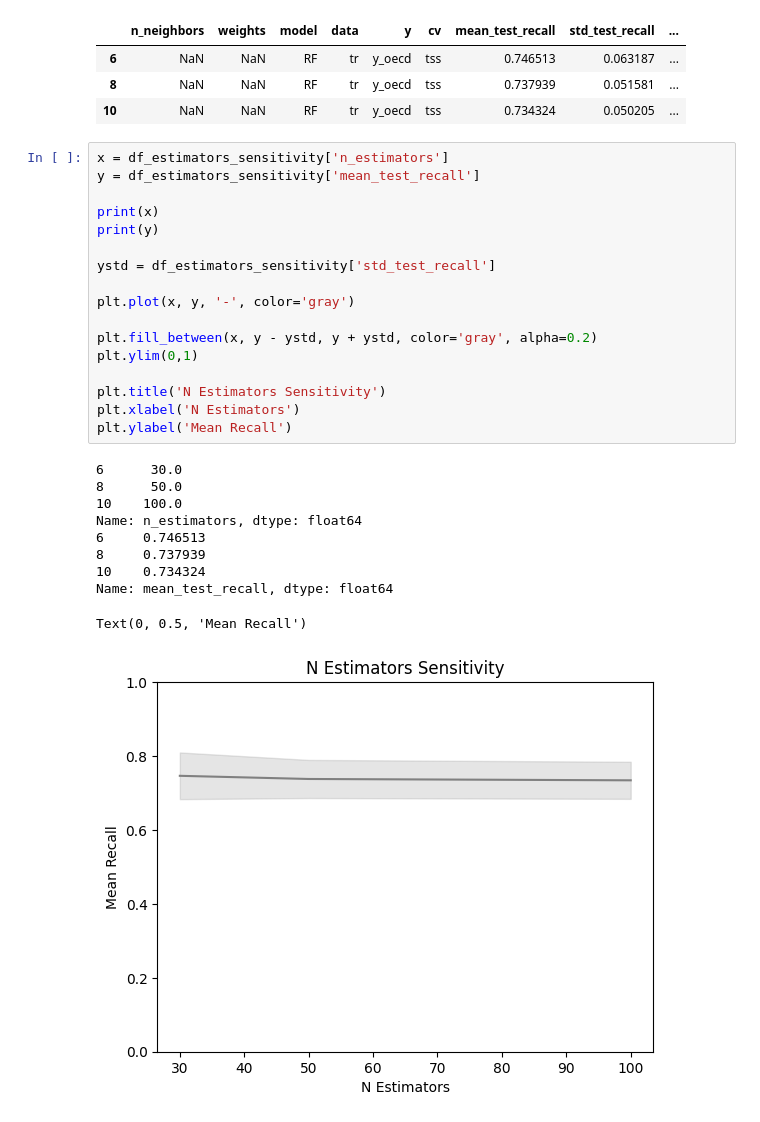
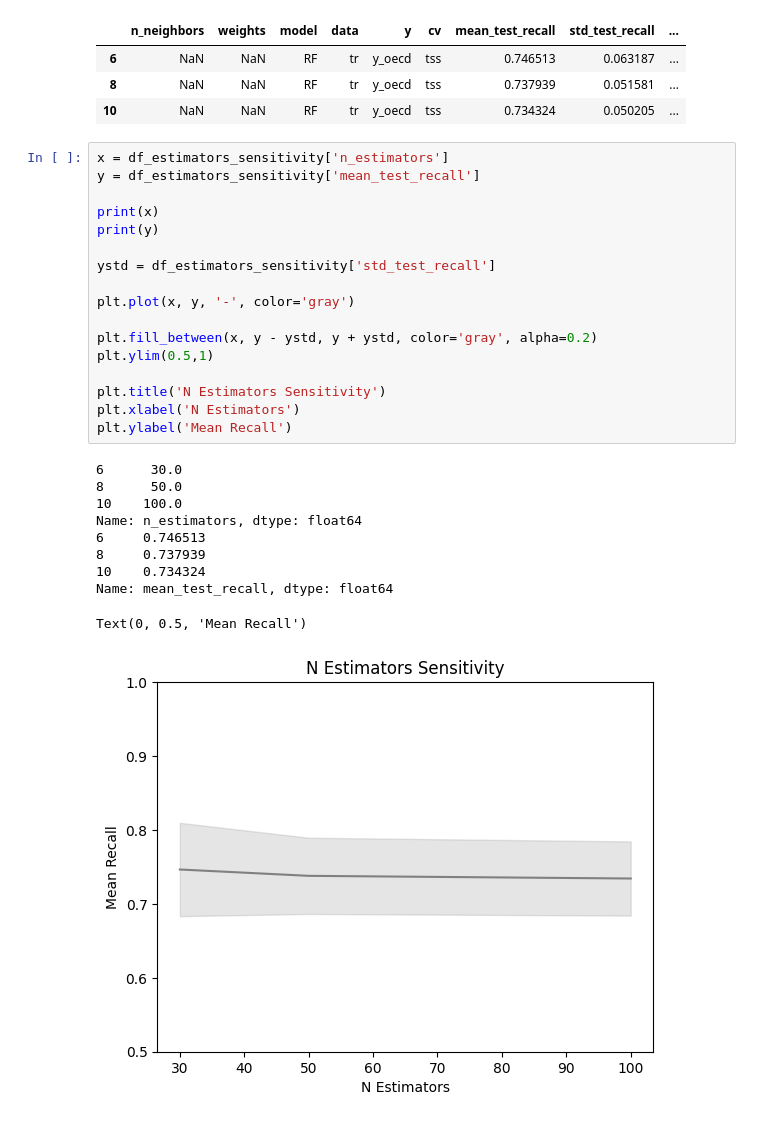
Before and after one commit to rlieu/milestoneII, a Jupyter notebook: models/4.sensitivity.ipynb, the cells around one changed output. Saved outputs shown, nothing was run; the diff lists cells and outputs as text.

```diff
--- a/models/4.sensitivity.ipynb
+++ b/models/4.sensitivity.ipynb
@@ -79,28 +79,28 @@ df_estimators_sensitivity
 # %%
 x = df_estimators_sensitivity['n_estimators']
 y = df_estimators_sensitivity['mean_test_recall']
 
 print(x)
 print(y)
 
 ystd = df_estimators_sensitivity['std_test_recall']
 
 plt.plot(x, y, '-', color='gray')
 
 plt.fill_between(x, y - ystd, y + ystd, color='gray', alpha=0.2)
-plt.ylim(0,1)
+plt.ylim(0.5,1)
 
 plt.title('N Estimators Sensitivity')
 plt.xlabel('N Estimators')
 plt.ylabel('Mean Recall')
 # %% [output]
 6      30.0
 8      50.0
 10    100.0
 Name: n_estimators, dtype: float64
 6     0.746513
 8     0.737939
 10    0.734324
 Name: mean_test_recall, dtype: float64
 Text(0, 0.5, 'Mean Recall')
-[figure, old version]
+[figure, new version]
```
Also changed, not shown: parts of 1 cell of this notebook, 1 other file.
